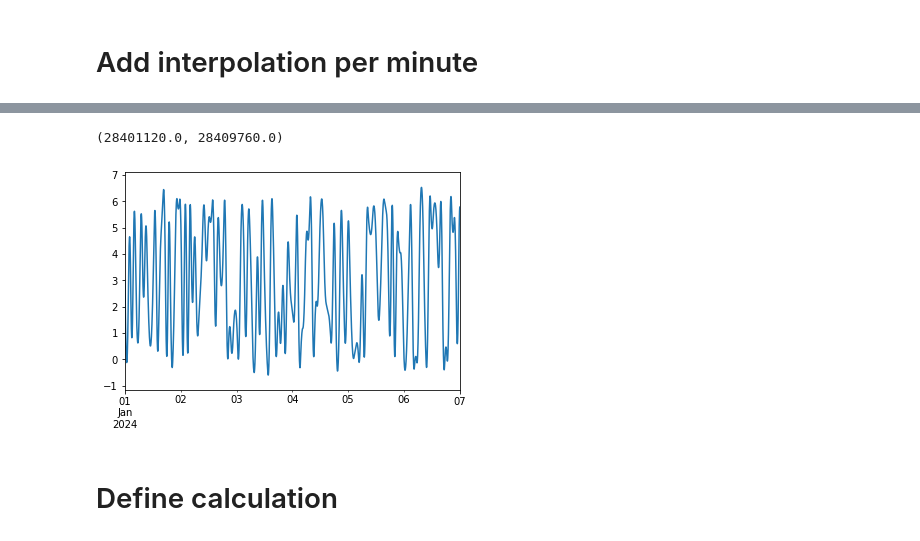
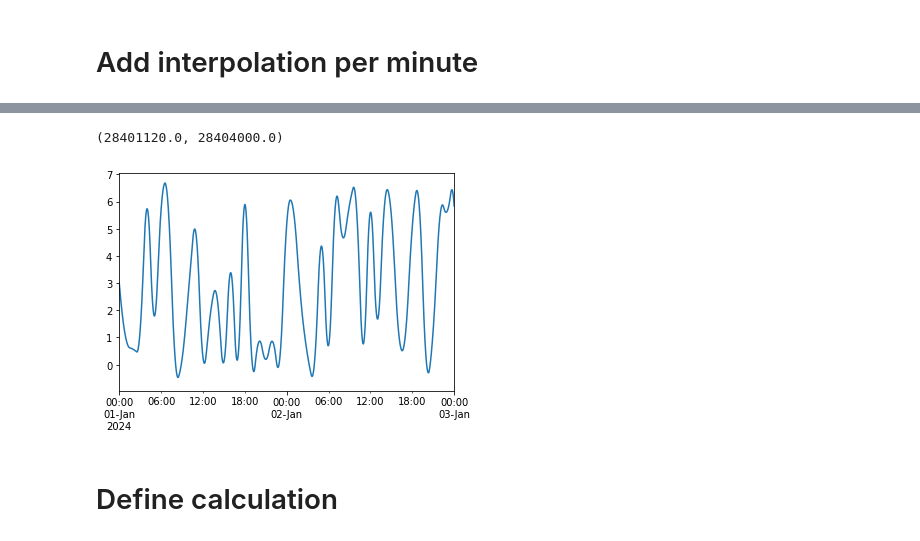
Before and after one commit to ZakiRMuc/wavelength, a Jupyter notebook: Waves.ipynb, the cells around one changed output, grey strips where cells are left out. Saved outputs shown, nothing was run; the diff lists cells and outputs as text; code cells hidden in the pictures.

```diff
--- a/Waves.ipynb
+++ b/Waves.ipynb
@@ -82,10 +82,10 @@ print(interpolated.head(30))
 Freq: T, dtype: float64
 # %%
 ax = interpolated.plot()
-ax.set_xlim(pd.Timestamp('2024-01-01'), pd.Timestamp('2024-01-7'))
+ax.set_xlim(pd.Timestamp('2024-01-01'), pd.Timestamp('2024-01-3'))
 # %% [output]
-(28401120.0, 28409760.0)
+(28401120.0, 28404000.0)
-[figure, old version]
+[figure, new version]
 # %% [markdown]
 # Define calculation
 # %%
```
Also changed, not shown: parts of 8 cells of this notebook.
